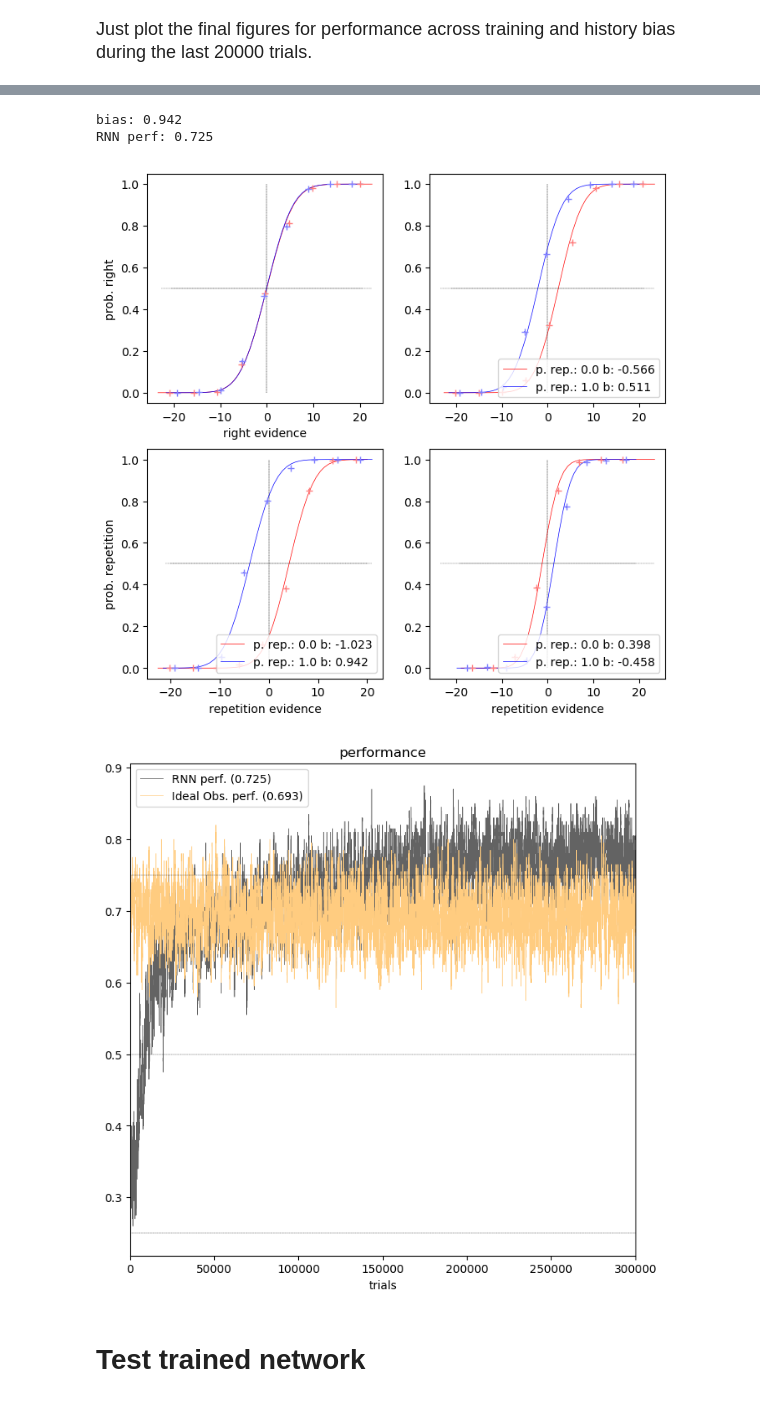
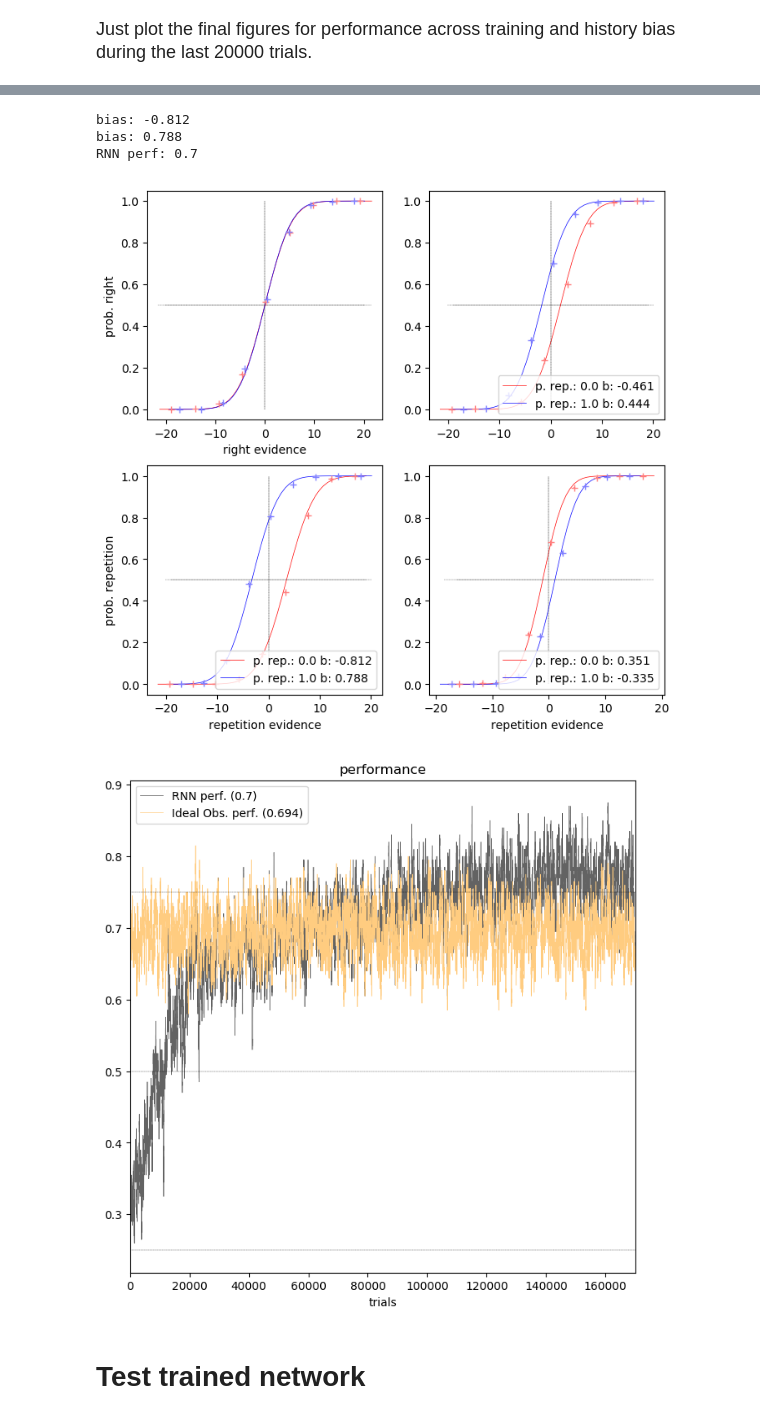
Before and after one commit to manuelmolano/priors_project, a Jupyter notebook: priors_2.0.ipynb, the cells around one changed output, grey strips where cells are left out. Saved outputs shown, nothing was run; the diff lists cells and outputs as text; code cells hidden in the pictures.

```diff
--- a/priors_2.0.ipynb
+++ b/priors_2.0.ipynb
@@ -1528,7 +1526,7 @@ up_net = 200
 # network units
 net = 'ugru'
 # instance
-inst = 0
+inst = 1
 # folder where data will be saved
 main_folder = '/home/molano/priors_project/priors/'
 # %%
@@ -1610,7 +1626,7 @@ import analysis
 import matplotlib.pyplot as plt
 import numpy as np
 # num trials file
-num_tr = 300000
+num_tr = 170000
 # worker
 worker = 0
 test = ''  # '/test'
@@ -1647,7 +1664,8 @@ bias: -1.023
-bias: 0.942
-RNN perf: 0.725
+bias: -0.812
+bias: 0.788
+RNN perf: 0.7
-[figure, old version]
+[figure, new version]
-[figure, old version]
+[figure, new version]
 # %% [markdown]
 # Test trained network
 # %% [markdown]
```
Also changed, not shown: parts of 8 cells of this notebook, 4 other files.
